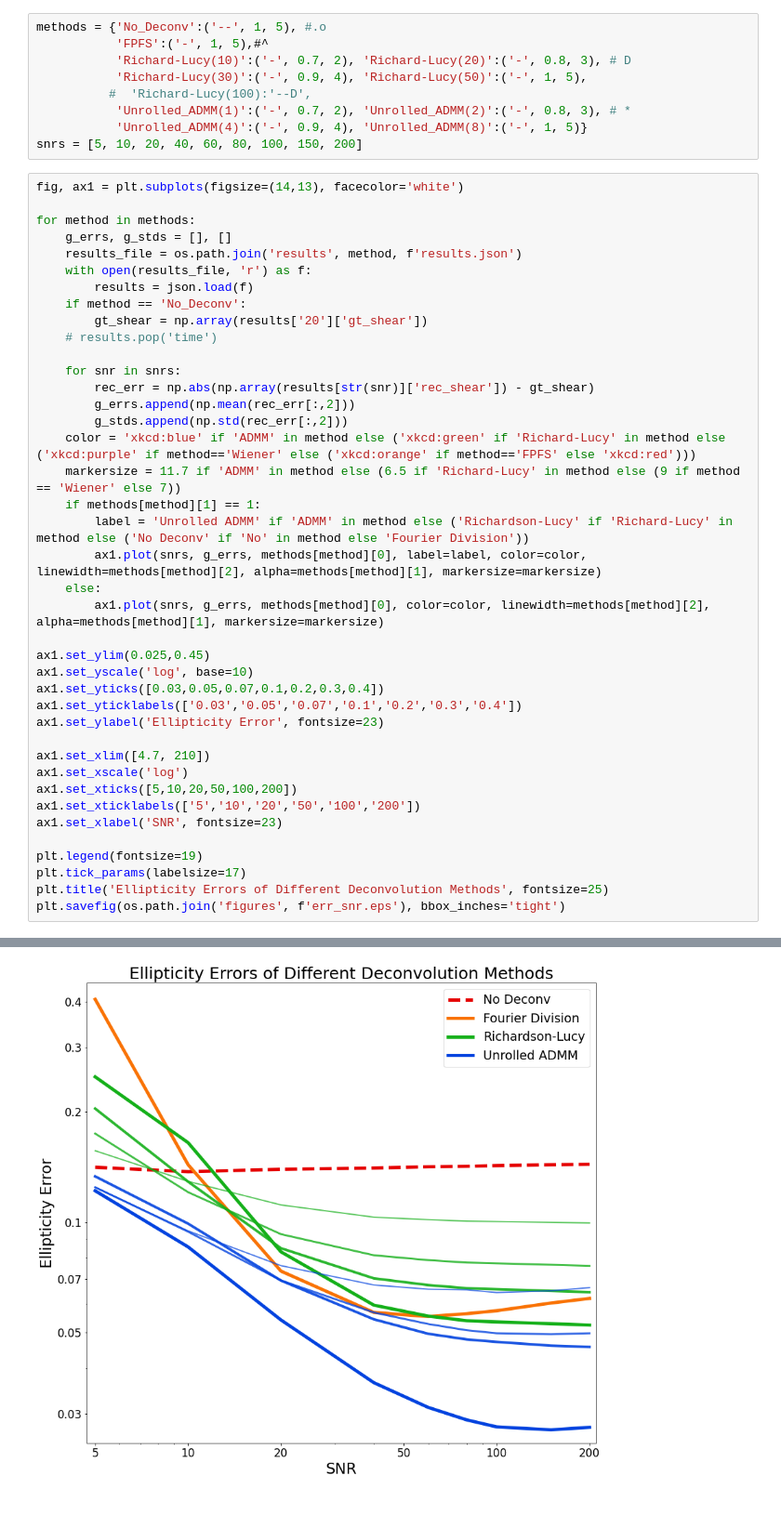
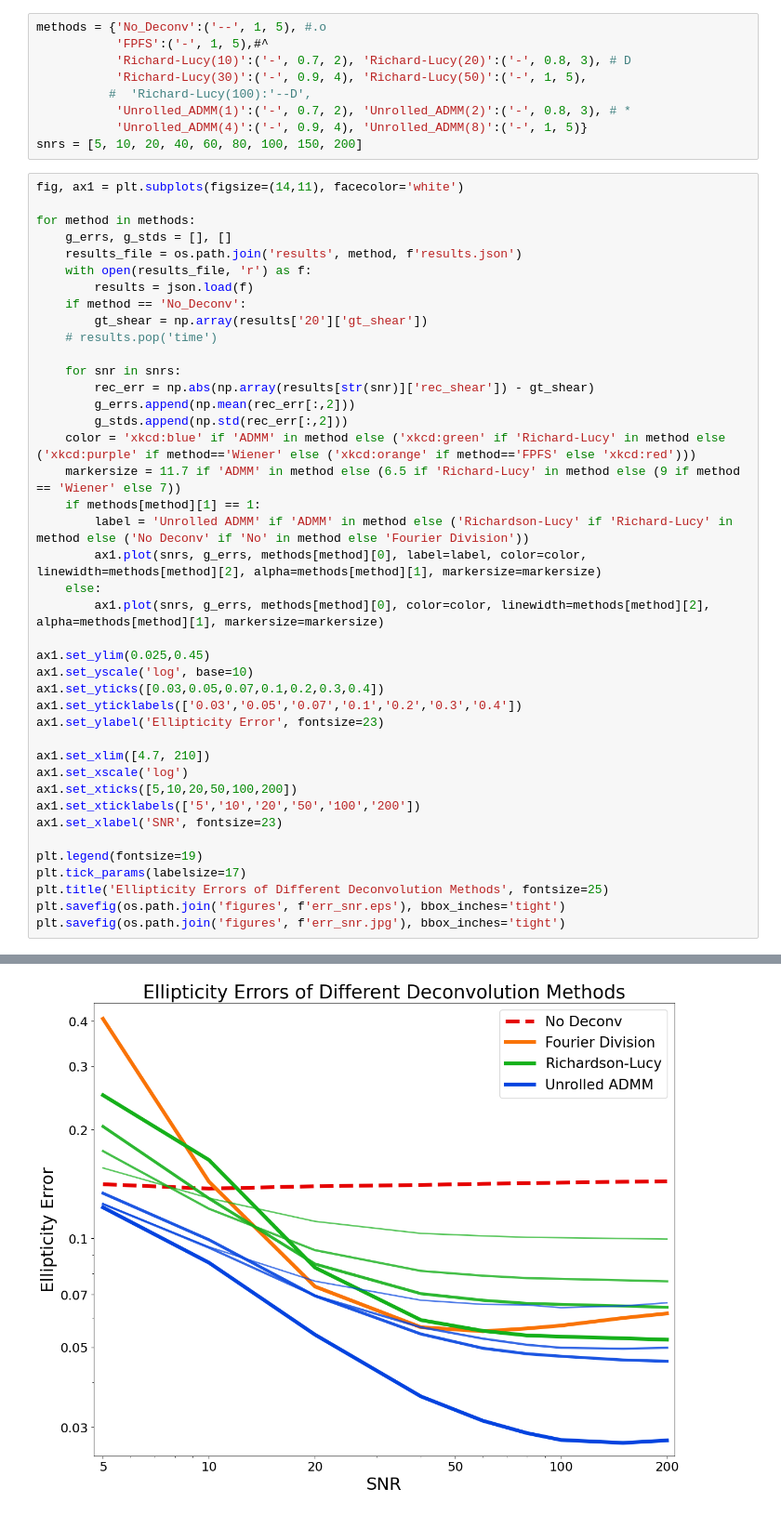
Before and after one commit to Lukeli0425/Galaxy-Deconv, a Jupyter notebook: error_snr.ipynb, the cells around one changed output, grey strips where cells are left out. Shown at 93% size. Saved outputs shown, nothing was run; the diff lists cells and outputs as text.

Commit message:
update figures

```diff
--- a/error_snr.ipynb
+++ b/error_snr.ipynb
@@ -16,7 +16,7 @@ methods = {'No_Deconv':('--', 1, 5), #.o
            'Unrolled_ADMM(4)':('-', 0.9, 4), 'Unrolled_ADMM(8)':('-', 1, 5)}
 snrs = [5, 10, 20, 40, 60, 80, 100, 150, 200]
 # %%
-fig, ax1 = plt.subplots(figsize=(14,13), facecolor='white')
+fig, ax1 = plt.subplots(figsize=(14,11), facecolor='white')
 
 for method in methods:
     g_errs, g_stds = [], []
@@ -30,31 +30,32 @@ for method in methods:
     for snr in snrs:
         rec_err = np.abs(np.array(results[str(snr)]['rec_shear']) - gt_shear)
         g_errs.append(np.mean(rec_err[:,2]))
         g_stds.append(np.std(rec_err[:,2]))
     color = 'xkcd:blue' if 'ADMM' in method else ('xkcd:green' if 'Richard-Lucy' in method else ('xkcd:purple' if method=='Wiener' else ('xkcd:orange' if method=='FPFS' else 'xkcd:red')))
     markersize = 11.7 if 'ADMM' in method else (6.5 if 'Richard-Lucy' in method else (9 if method == 'Wiener' else 7))
     if methods[method][1] == 1:
         label = 'Unrolled ADMM' if 'ADMM' in method else ('Richardson-Lucy' if 'Richard-Lucy' in method else ('No Deconv' if 'No' in method else 'Fourier Division'))
         ax1.plot(snrs, g_errs, methods[method][0], label=label, color=color, linewidth=methods[method][2], alpha=methods[method][1], markersize=markersize)
     else:
         ax1.plot(snrs, g_errs, methods[method][0], color=color, linewidth=methods[method][2], alpha=methods[method][1], markersize=markersize)
 
 ax1.set_ylim(0.025,0.45)
 ax1.set_yscale('log', base=10)
 ax1.set_yticks([0.03,0.05,0.07,0.1,0.2,0.3,0.4])
 ax1.set_yticklabels(['0.03','0.05','0.07','0.1','0.2','0.3','0.4'])
 ax1.set_ylabel('Ellipticity Error', fontsize=23)
 
 ax1.set_xlim([4.7, 210])
 ax1.set_xscale('log')
 ax1.set_xticks([5,10,20,50,100,200])
 ax1.set_xticklabels(['5','10','20','50','100','200'])
 ax1.set_xlabel('SNR', fontsize=23)
 
 plt.legend(fontsize=19)
 plt.tick_params(labelsize=17)
 plt.title('Ellipticity Errors of Different Deconvolution Methods', fontsize=25)
 plt.savefig(os.path.join('figures', f'err_snr.eps'), bbox_inches='tight')
+plt.savefig(os.path.join('figures', f'err_snr.jpg'), bbox_inches='tight')
 # %% [output]
 The PostScript backend does not support transparency; partially transparent artists will be rendered opaque.
-[figure, old version]
+[figure, new version]
```
Also changed, not shown: 10 other files.
